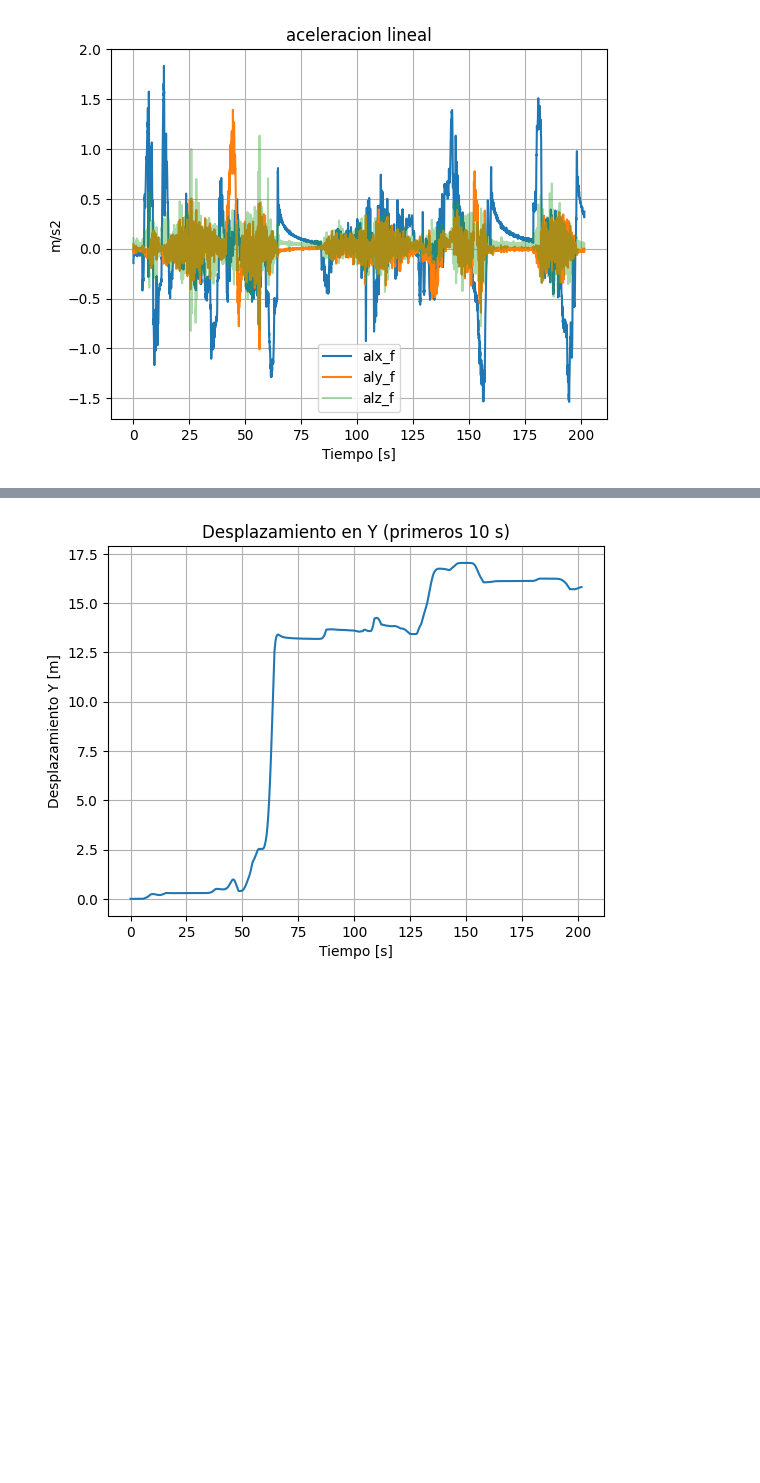
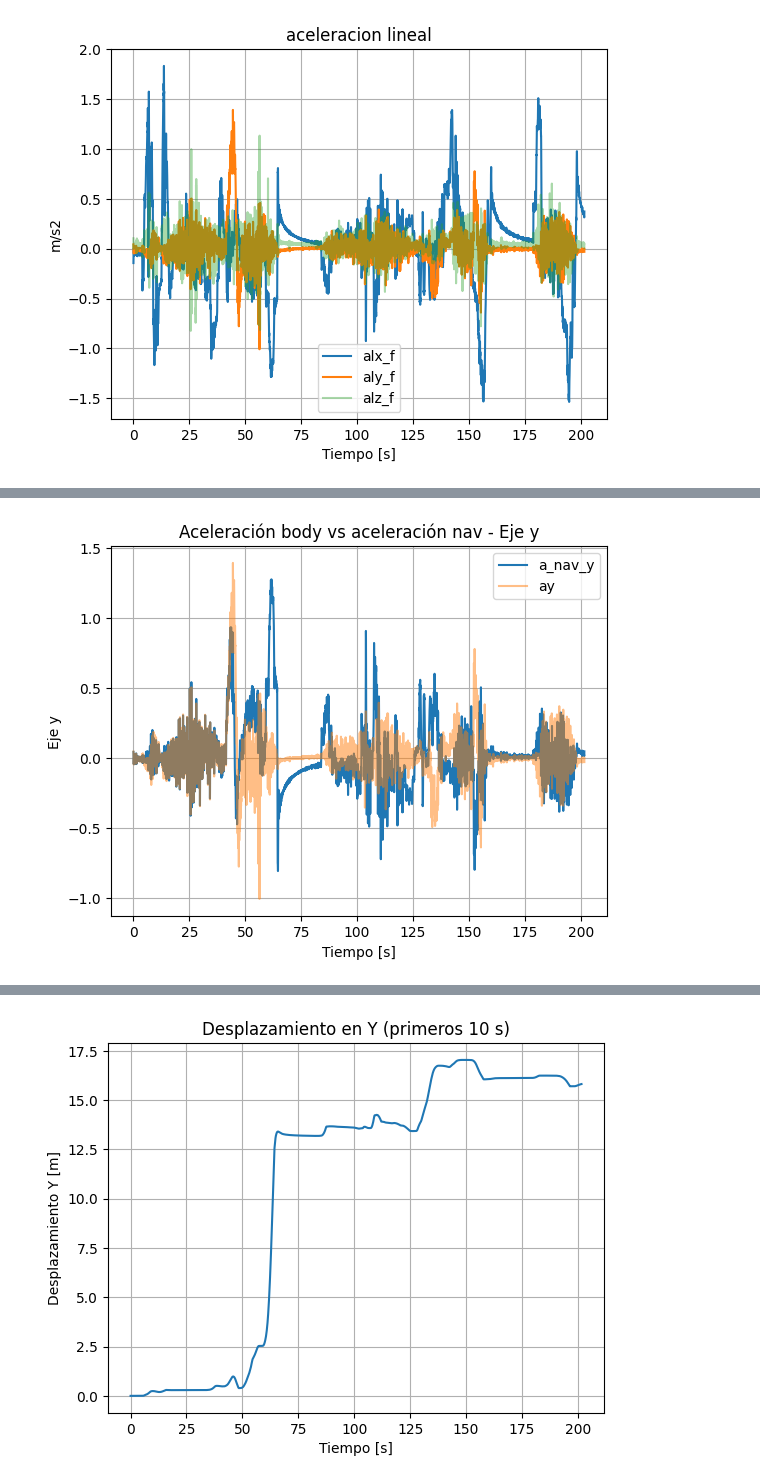
Before and after one commit to JuanAlva/sensorConnect_reader, a Jupyter notebook: pruebas_09-03/prueba03.ipynb, the cells around one changed output, grey strips where cells are left out. Cells and saved outputs as stored; diff of their text form; code cells hidden in the pictures; blank space fills up the shorter version.

```diff
--- a/pruebas_09-03/prueba03.ipynb
+++ b/pruebas_09-03/prueba03.ipynb
@@ -1072,0 +1059,4 @@ plot_unEje_ac_v_p("x")
+# %%
+plot_a_nav_vs_a("y")
+# %% [output]
+[figure, added]
```
Also changed, not shown: parts of 13 cells of this notebook, 2 other files.
